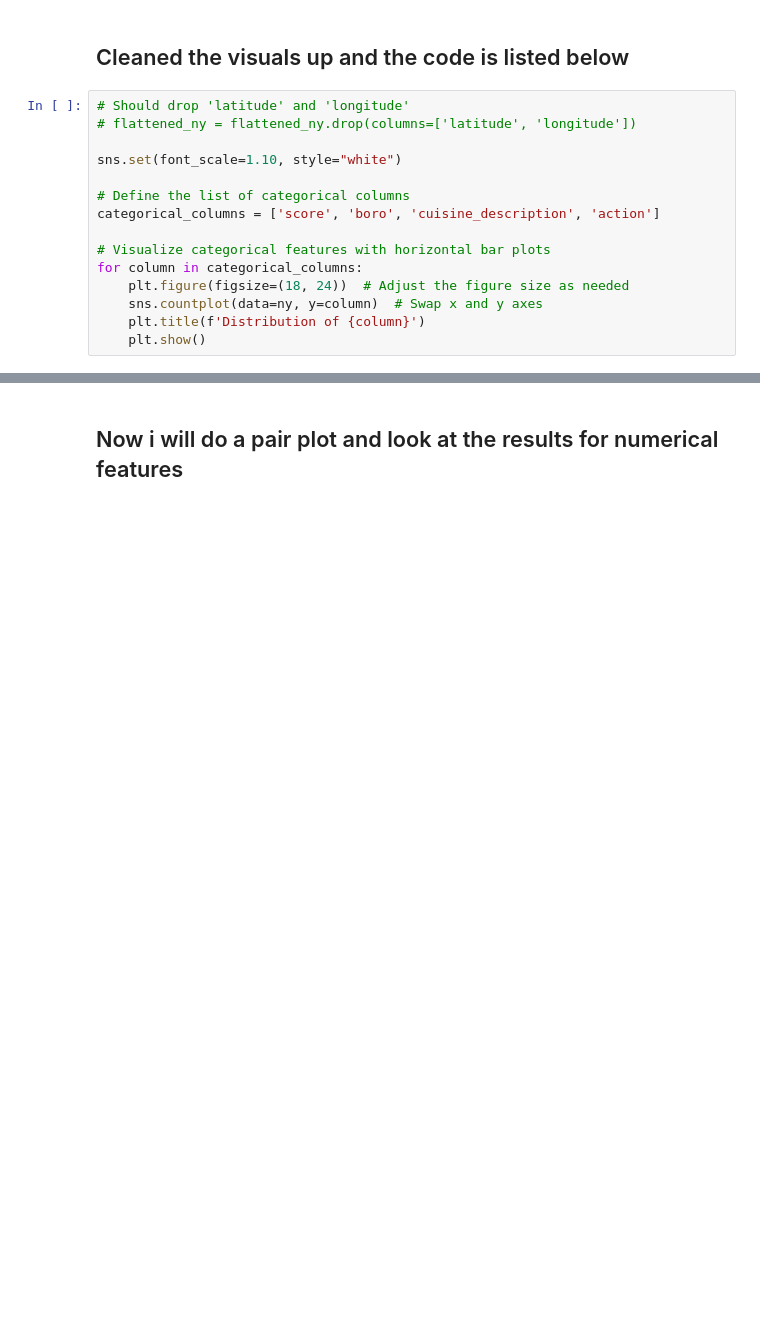
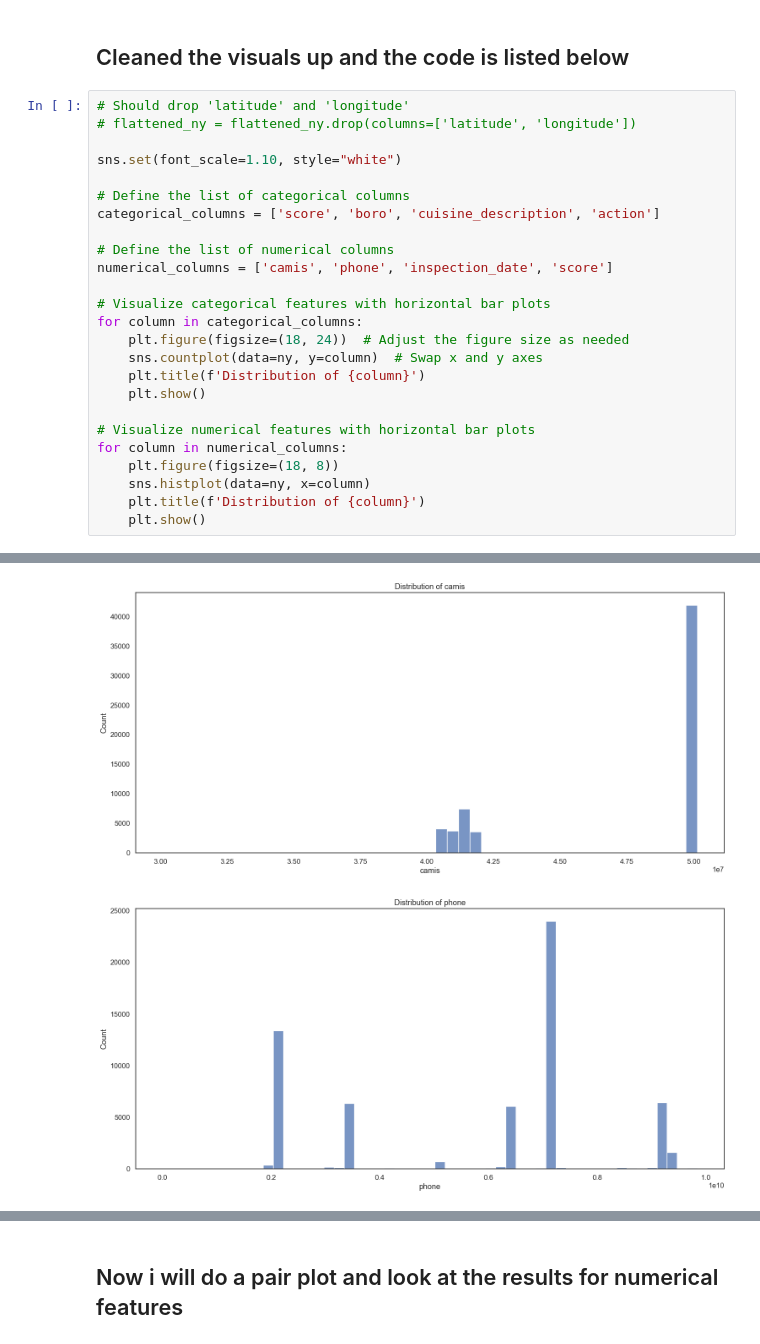
Before and after one commit to Somerville-2023/New-York-health-Inspection-Prediction, a Jupyter notebook: marc-folder/marc_eda.ipynb, the cells around one changed output, grey strips where cells are left out. Cells and saved outputs as stored; diff of their text form; blank space fills up the shorter version.

```diff
--- a/marc-folder/marc_eda.ipynb
+++ b/marc-folder/marc_eda.ipynb
@@ -505,20 +511,32 @@ memory usage: 5.6+ MB
 # %%
 # Should drop 'latitude' and 'longitude'
 # flattened_ny = flattened_ny.drop(columns=['latitude', 'longitude'])
 
 sns.set(font_scale=1.10, style="white")
 
 # Define the list of categorical columns
 categorical_columns = ['score', 'boro', 'cuisine_description', 'action']
 
+# Define the list of numerical columns
+numerical_columns = ['camis', 'phone', 'inspection_date', 'score']
+
 # Visualize categorical features with horizontal bar plots
 for column in categorical_columns:
     plt.figure(figsize=(18, 24))  # Adjust the figure size as needed
     sns.countplot(data=ny, y=column)  # Swap x and y axes
     plt.title(f'Distribution of {column}')
     plt.show()
+
+# Visualize numerical features with horizontal bar plots
+for column in numerical_columns:
+    plt.figure(figsize=(18, 8))
+    sns.histplot(data=ny, x=column)
+    plt.title(f'Distribution of {column}')
+    plt.show()
 # %% [output]
 [figure]
 [figure]
 [figure]
 [figure]
+[figure, added]
+[figure, added]
```
Also changed, not shown: parts of 22 cells of this notebook, 1 other file.
